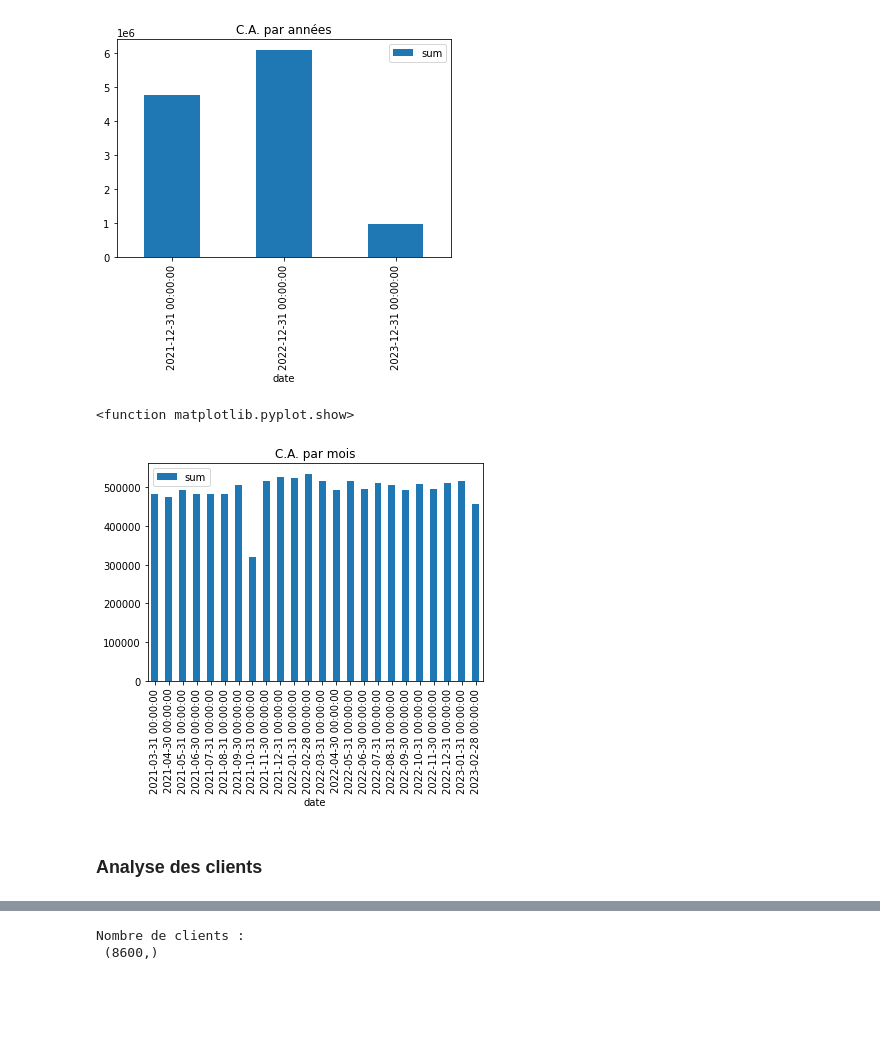
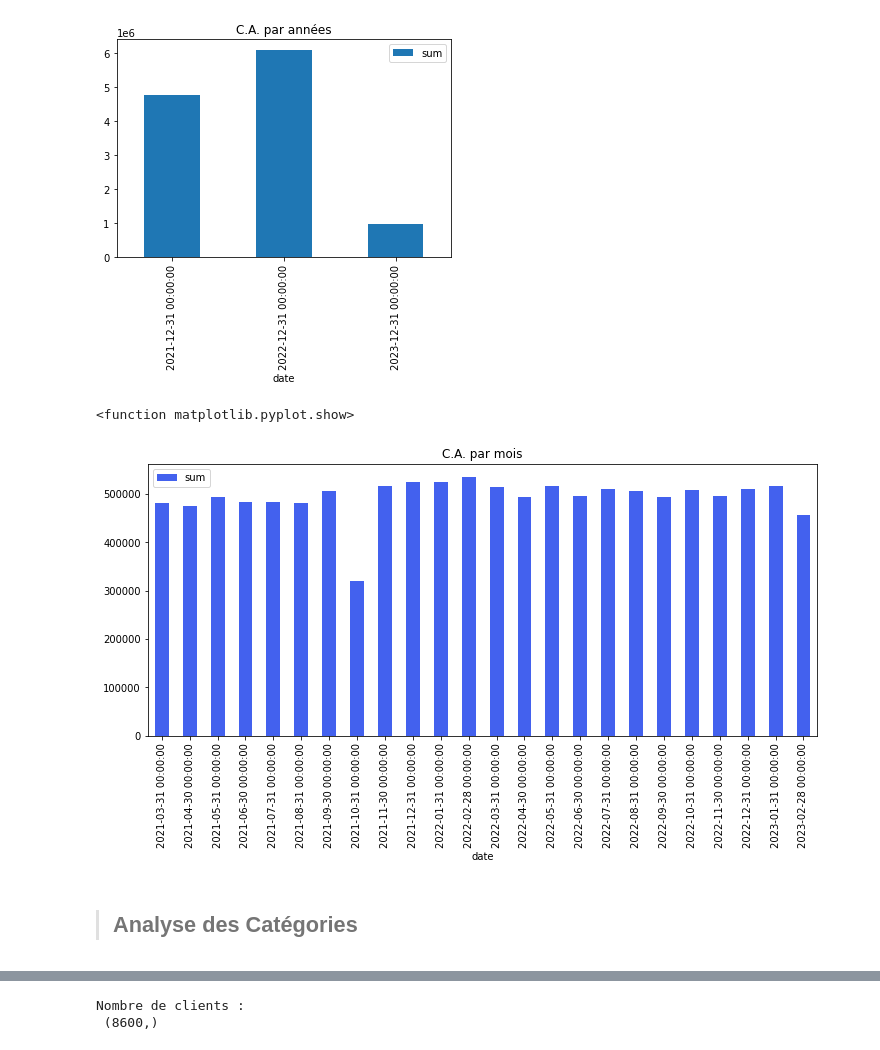
Before and after one commit to Valeeew/Analyze-bookstore-sales, a Jupyter notebook: Turnover_analyze.ipynb, the cells around one changed output, grey strips where cells are left out. Cells and saved outputs as stored; diff of their text form; code cells hidden in the pictures; blank space fills up the shorter version.

```diff
--- a/Turnover_analyze.ipynb
+++ b/Turnover_analyze.ipynb
@@ -34,5 +31,5 @@ DATA_library.csv  Sales_analyze.ipynb
 # %%
-df = pd.read_csv("DATA_library.csv", index_col="date", parse_dates=True)
+df = pd.read_csv("DATA_library (1).csv", index_col="date", parse_dates=True)
 # %%
 df
 # %% [output]
@@ -81,12 +78,13 @@ date
 <function matplotlib.pyplot.show>
 [figure]
 # %%
+# Il n'y qu'une seul année complète, le graphique au dessus n'est pas suffisant
 turnover_mensuel = df.price.resample('M').agg(["sum"])
-turnover_mensuel.plot(kind="bar")
+turnover_mensuel.plot(kind="bar", figsize=(12,5), color="#4361ee")
 plt.title("C.A. par mois")
 plt.show
 # %% [output]
 <function matplotlib.pyplot.show>
-[figure, old version]
+[figure, new version]
 # %% [markdown]
-### Analyse des clients
+> ## __Analyse des Catégories__
```
Also changed, not shown: parts of 19 cells of this notebook.
